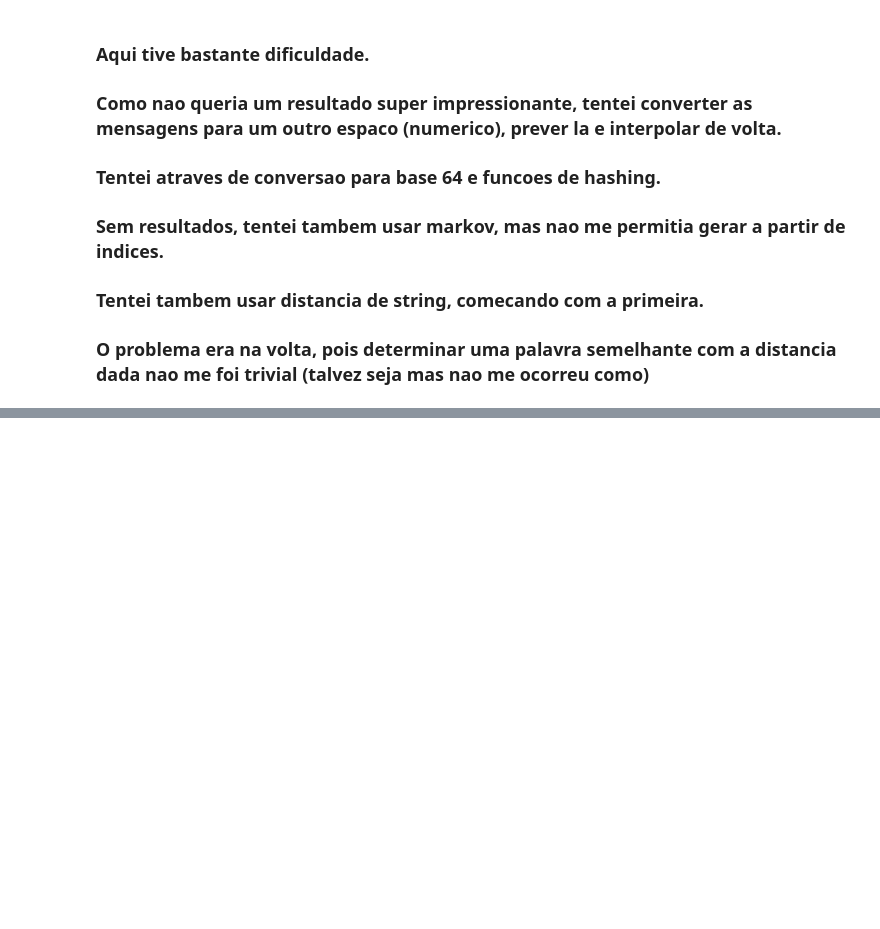
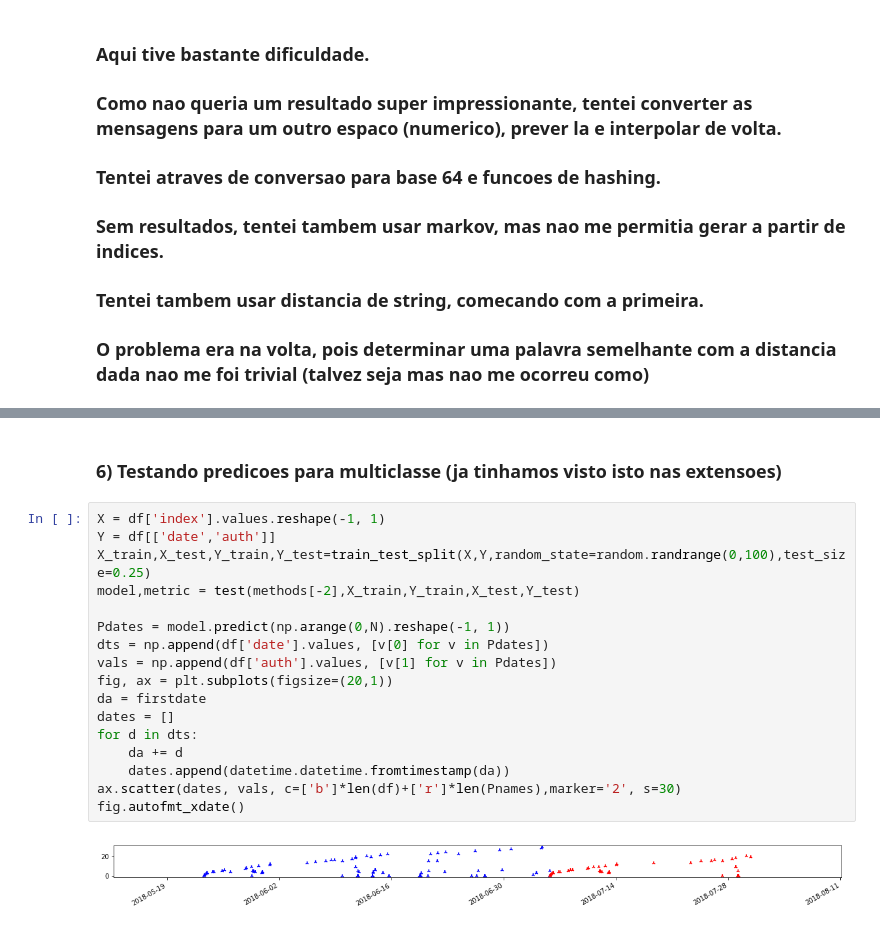
Before and after one commit to ninofabrizio/DataScience, a Jupyter notebook: T2/T2.1/PreditiveAnalysis.ipynb, the cells around one changed output, grey strips where cells are left out. Drawn from its saved outputs; the diff is of its cells as text; blank space fills up the shorter version.

```diff
--- a/T2/T2.1/PreditiveAnalysis.ipynb
+++ b/T2/T2.1/PreditiveAnalysis.ipynb
@@ -517,0 +541,21 @@ for e in exts:
+# %% [markdown]
+### 6) Testando predicoes para multiclasse (ja tinhamos visto isto nas extensoes)
+# %%
+X = df['index'].values.reshape(-1, 1)
+Y = df[['date','auth']]
+X_train,X_test,Y_train,Y_test=train_test_split(X,Y,random_state=random.randrange(0,100),test_size=0.25)
+model,metric = test(methods[-2],X_train,Y_train,X_test,Y_test)
+
+Pdates = model.predict(np.arange(0,N).reshape(-1, 1))
+dts = np.append(df['date'].values, [v[0] for v in Pdates])
+vals = np.append(df['auth'].values, [v[1] for v in Pdates])
+fig, ax = plt.subplots(figsize=(20,1))
+da = firstdate
+dates = []
+for d in dts:
+    da += d
+    dates.append(datetime.datetime.fromtimestamp(da))
+ax.scatter(dates, vals, c=['b']*len(df)+['r']*len(Pnames),marker='2', s=30)
+fig.autofmt_xdate()
+# %% [output]
+[figure, added]
```
Also changed, not shown: parts of 4 cells of this notebook.
